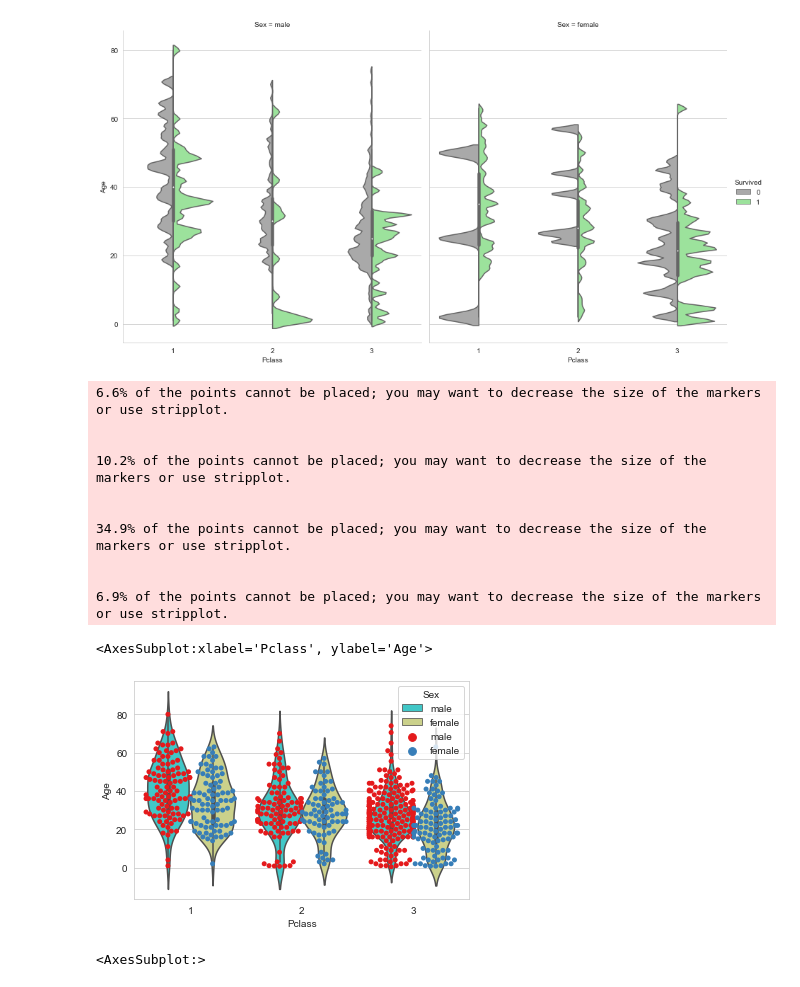
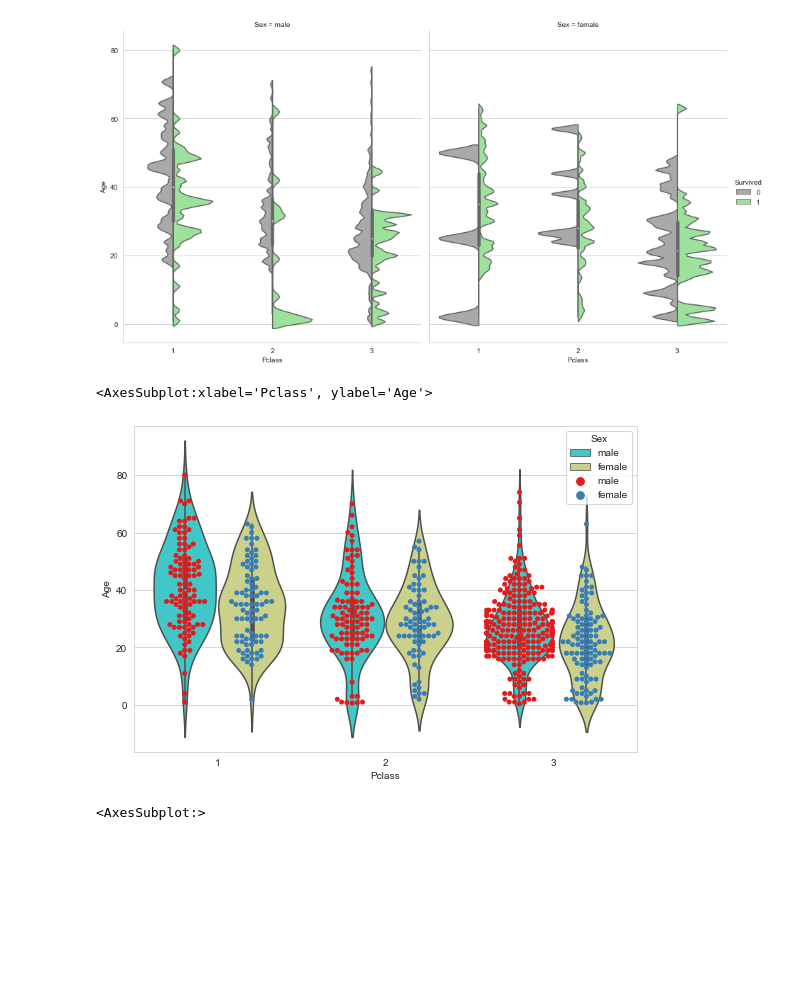
Before and after one commit to kevinprinsloo/My_Machine_Learning_Notebooks, a Jupyter notebook: Logistic_Regression/Titanic_Notes.ipynb, the cells around one changed output. Cells and saved outputs as stored; diff of their text form; code cells hidden in the pictures; blank space fills up the shorter version.

```diff
--- a/Logistic_Regression/Titanic_Notes.ipynb
+++ b/Logistic_Regression/Titanic_Notes.ipynb
@@ -142,21 +164,12 @@ g = sns.catplot(x="Pclass", y="Age", hue="Survived", col="Sex", data=train, kind
 # %% [output]
 [figure]
 # %%
+plt.figure(figsize=(9, 6))
 sns.violinplot(x='Pclass',y='Age',data=train,hue='Sex',palette='rainbow',dodge=True)
 sns.swarmplot(x='Pclass',y='Age',data=train,hue='Sex',palette='Set1',dodge=True)
 # %% [output]
-6.6% of the points cannot be placed; you may want to decrease the size of the markers or use stripplot.
-
-
-10.2% of the points cannot be placed; you may want to decrease the size of the markers or use stripplot.
-
-
-34.9% of the points cannot be placed; you may want to decrease the size of the markers or use stripplot.
-
-
-6.9% of the points cannot be placed; you may want to decrease the size of the markers or use stripplot.
+<AxesSubplot:xlabel='Pclass', ylabel='Age'>
-<AxesSubplot:xlabel='Pclass', ylabel='Age'>
-[figure, old version]
+[figure, new version]
 # %%
 sns.heatmap(train.corr(),cmap='coolwarm',annot=True)
 # %% [output]
```
Also changed, not shown: parts of 63 cells of this notebook.
